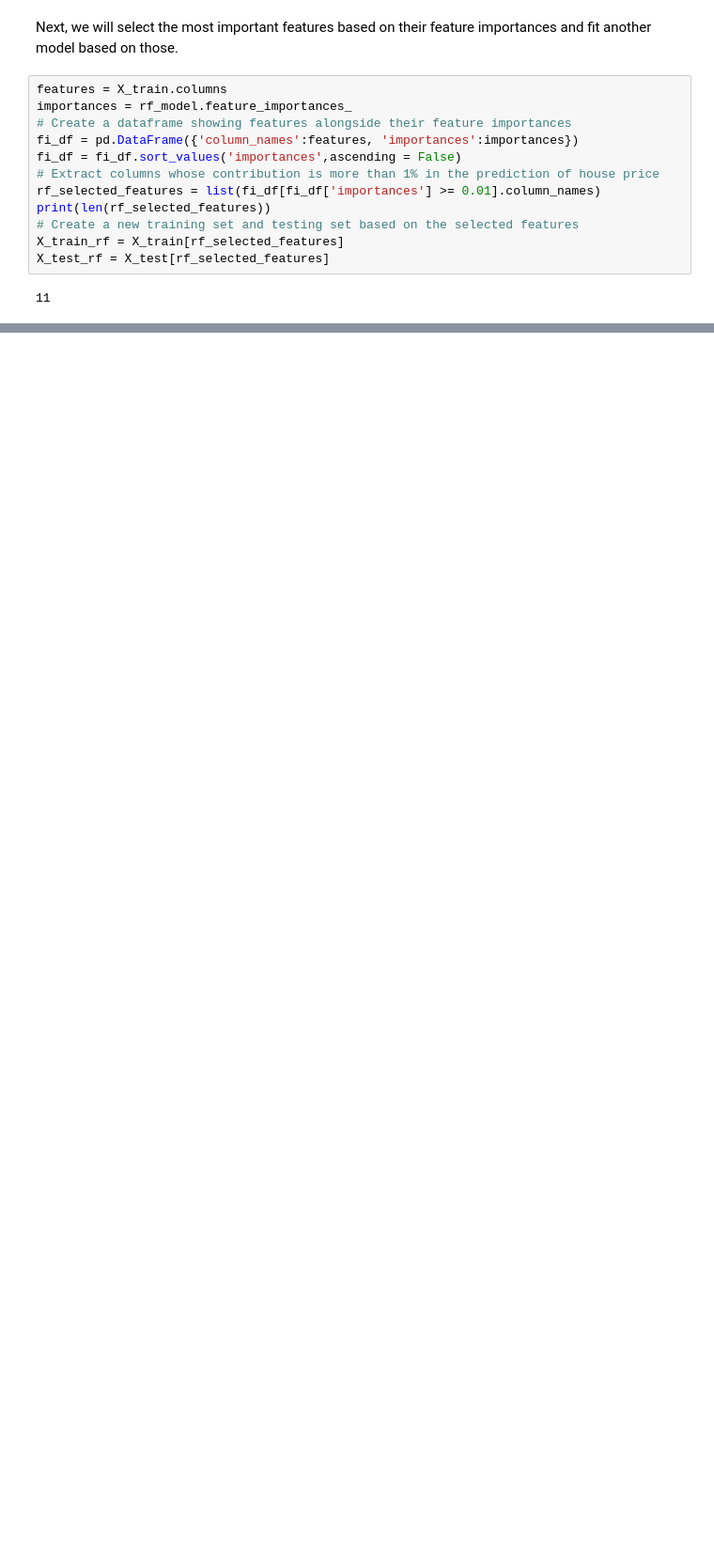
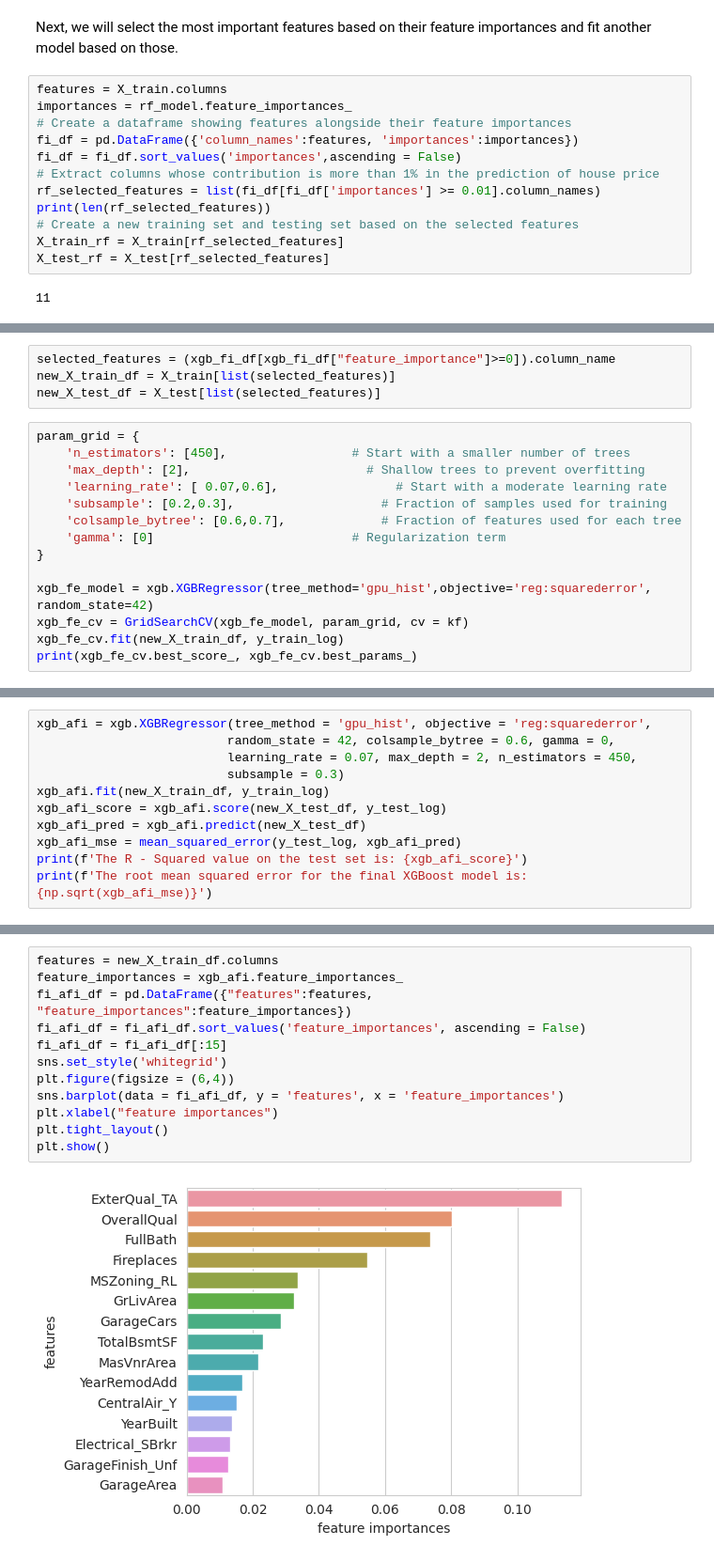
Before and after one commit to noah1-alt/Machine-Learning-Projects, a Jupyter notebook: future-ml-01.ipynb, the cells around one changed output, grey strips where cells are left out. Shown at 94% size. Drawn from its saved outputs; the diff is of its cells as text; blank space fills up the shorter version.

```diff
--- a/future-ml-01.ipynb
+++ b/future-ml-01.ipynb
@@ -664,0 +743,18 @@ The selected features and their corresponding feature importances are as follows
+# %%
+selected_features = (xgb_fi_df[xgb_fi_df["feature_importance"]>=0]).column_name
+new_X_train_df = X_train[list(selected_features)]
+new_X_test_df = X_test[list(selected_features)]
+# %%
+param_grid = {
+    'n_estimators': [450],                 # Start with a smaller number of trees
+    'max_depth': [2],                        # Shallow trees to prevent overfitting
+    'learning_rate': [ 0.07,0.6],                # Start with a moderate learning rate
+    'subsample': [0.2,0.3],                    # Fraction of samples used for training
+    'colsample_bytree': [0.6,0.7],             # Fraction of features used for each tree
+    'gamma': [0]                           # Regularization term
+}
+
+xgb_fe_model = xgb.XGBRegressor(tree_method='gpu_hist',objective='reg:squarederror', random_state=42)
+xgb_fe_cv = GridSearchCV(xgb_fe_model, param_grid, cv = kf)
+xgb_fe_cv.fit(new_X_train_df, y_train_log)
+print(xgb_fe_cv.best_score_, xgb_fe_cv.best_params_)
@@ -664,0 +765,11 @@ The selected features and their corresponding feature importances are as follows
+# %%
+xgb_afi = xgb.XGBRegressor(tree_method = 'gpu_hist', objective = 'reg:squarederror',
+                          random_state = 42, colsample_bytree = 0.6, gamma = 0,
+                          learning_rate = 0.07, max_depth = 2, n_estimators = 450,
+                          subsample = 0.3)
+xgb_afi.fit(new_X_train_df, y_train_log)
+xgb_afi_score = xgb_afi.score(new_X_test_df, y_test_log)
+xgb_afi_pred = xgb_afi.predict(new_X_test_df)
+xgb_afi_mse = mean_squared_error(y_test_log, xgb_afi_pred)
+print(f'The R - Squared value on the test set is: {xgb_afi_score}')
+print(f'The root mean squared error for the final XGBoost model is: {np.sqrt(xgb_afi_mse)}')
@@ -664,0 +785,14 @@ The selected features and their corresponding feature importances are as follows
+# %%
+features = new_X_train_df.columns
+feature_importances = xgb_afi.feature_importances_
+fi_afi_df = pd.DataFrame({"features":features, "feature_importances":feature_importances})
+fi_afi_df = fi_afi_df.sort_values('feature_importances', ascending = False)
+fi_afi_df = fi_afi_df[:15]
+sns.set_style('whitegrid')
+plt.figure(figsize = (6,4))
+sns.barplot(data = fi_afi_df, y = 'features', x = 'feature_importances')
+plt.xlabel("feature importances")
+plt.tight_layout()
+plt.show()
+# %% [output]
+[figure, added]
```
Also changed, not shown: parts of 39 cells of this notebook.
